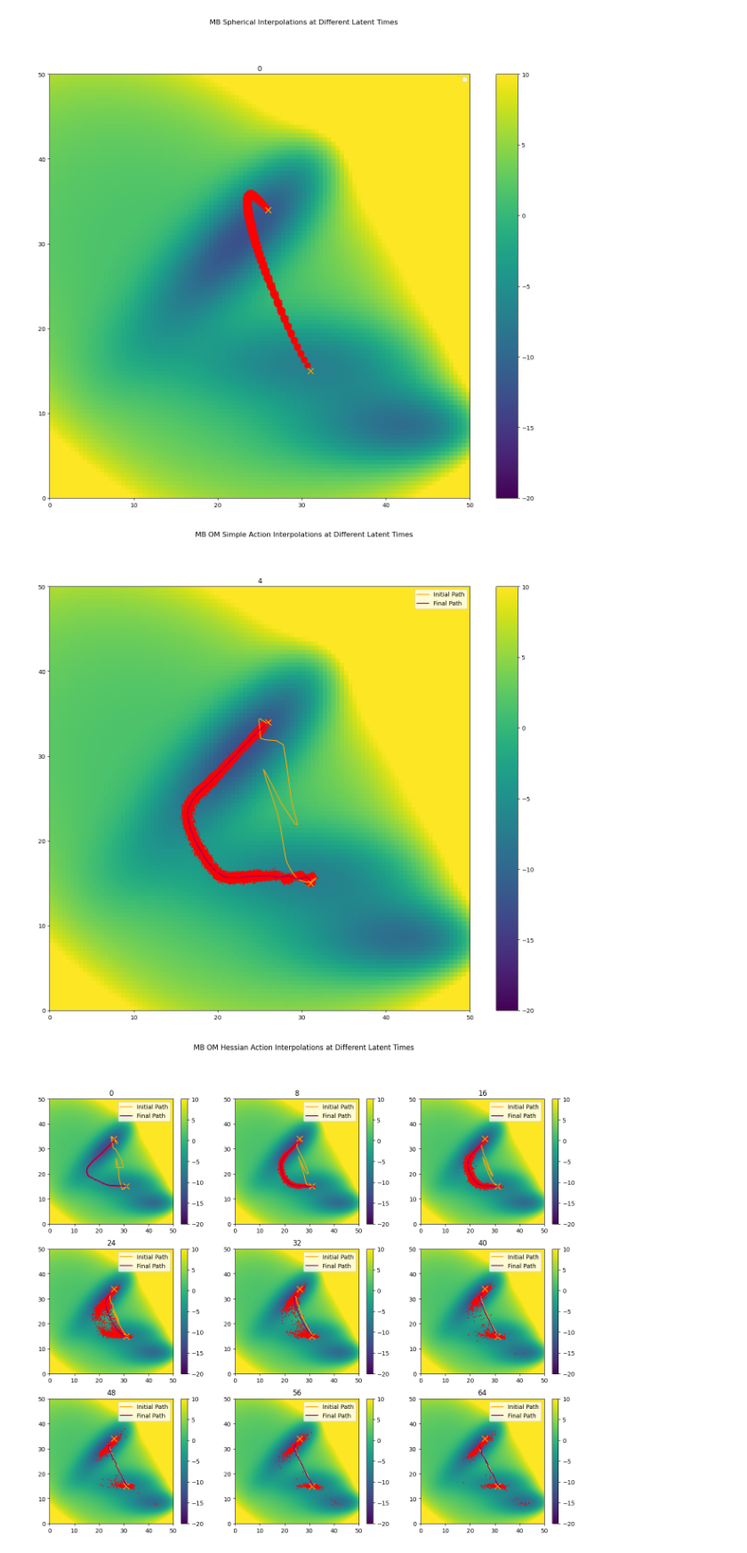
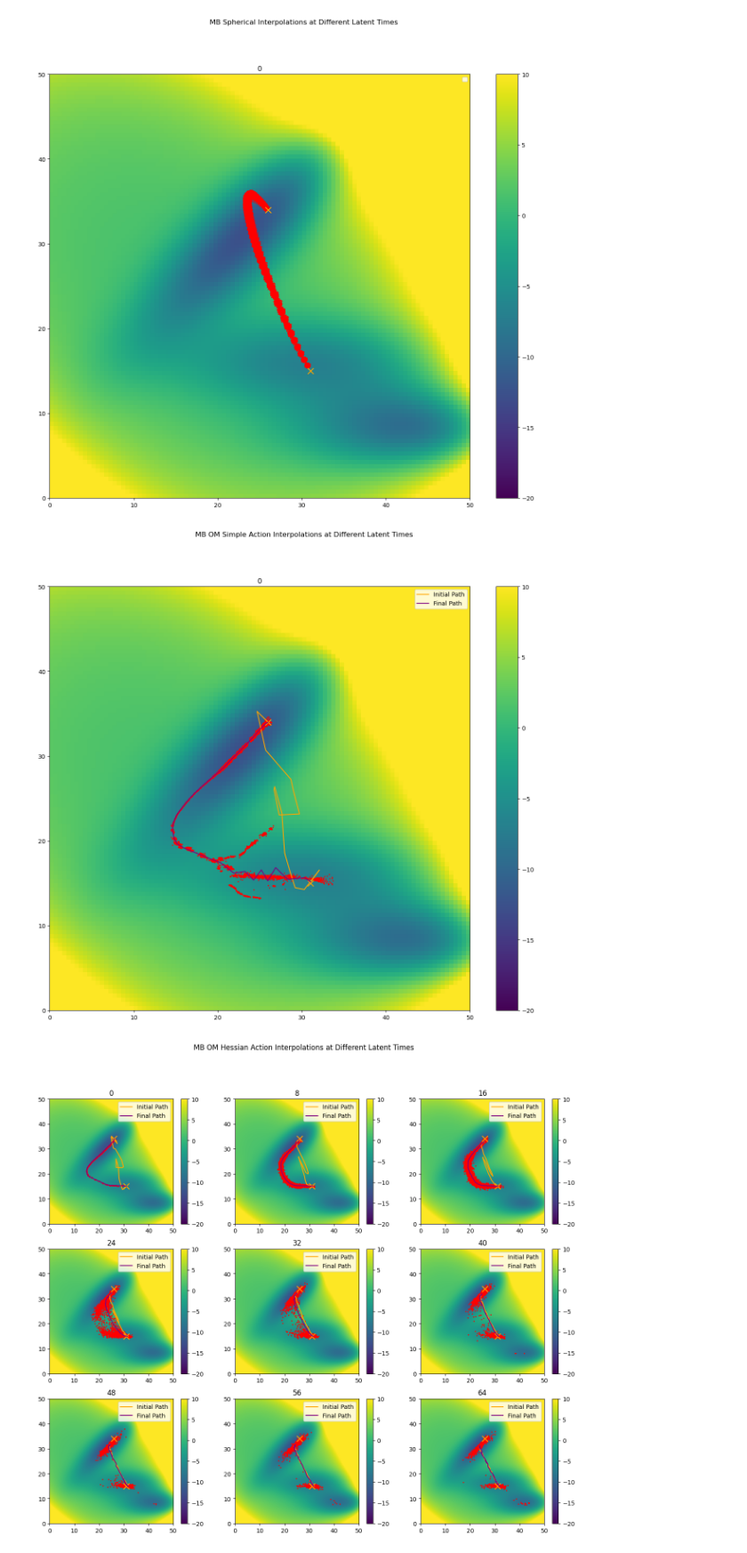
Before and after one commit to michael-psenka/OM-TPS, a Jupyter notebook: train_diffusion_mb.ipynb, the cells around one changed output. Shown at 89% size. Cells and saved outputs as stored; diff of their text form; code cells hidden in the pictures.

Commit message:
run MD with diffusion model on MB, using OM optimized path as initial guess

```diff
--- a/train_diffusion_mb.ipynb
+++ b/train_diffusion_mb.ipynb
@@ -221,7 +222,10 @@ class MLP(torch.nn.Module):
         with torch.enable_grad() if self.conservative else nullcontext():
             if self.conservative:
                 x_.requires_grad = True
-            x = torch.cat([x_, t], dim = 1)
+            try:
+                x = torch.cat([x_, t], dim = 1)
+            except:
+                import pdb; pdb.set_trace()
             x = self.act(self.fc1(x))
             # x = self.dropout(x)
             x = self.act(self.fc2(x))
@@ -746,25 +750,25 @@ save_multi_scatter_2d(get_numpy(samples.reshape(len(latent_times), -1, 2)), late
 # %%
 # om interpolation in diffusion space - SimpleAction
 latent_times = torch.linspace(0, 64, 9).to(torch.long).to(device)
-latent_times = [4]
-mlp = MLP(3, 256, 2, device, act = F.gelu).to(device).to(torch.float32)
-mlp.load_state_dict(torch.load("/data/shared/models/om/mb_diffusion_model_gelu.pt"))
+latent_times = [0]
+mlp = MLP(3, 256, 2, device, act = F.relu).to(device).to(torch.float32)
+mlp.load_state_dict(torch.load("mb_diffusion_model.pt"))
 model = MBDiffusionModel(mlp, num_steps = 256, device = device).to(device).to(torch.float32)
 out = [model.om_interpolation(x1, x2, path_length=50, num_paths = 1000, latent_time=time, om_steps = 1000, lr = 2e-1, subsample_points_percent=None, subsample_dimensions_percent=None) for time in latent_times]
 
 samples, paths, actions, grad_ratios = zip(*out)
 samples = torch.stack(samples) # [9 x num_paths x path_length x 2]
 samples = samples*std + mean
 samples = get_numpy(samples.reshape(len(latent_times), -1, 2))
 
 paths = torch.stack([torch.stack(p) for p in paths]) #[9 x om_steps/save_every x num_paths x path_length x 2]
 paths = paths*std + mean
 
 paths = get_numpy(paths.mean(dim = 2)) # average over paths
 
 save_multi_scatter_2d(samples, latent_times, title = "MB OM Simple Action Interpolations at Different Latent Times", paths = paths)
 # %% [output]
-[figure, old version]
+[figure, new version]
 # %%
 #  om interpolation in diffusion space - S2Action
 mlp = MLP(3, 256, 2, device).to(device).to(torch.float32)
```
Also changed, not shown: parts of 5 cells of this notebook, 7 other files.
